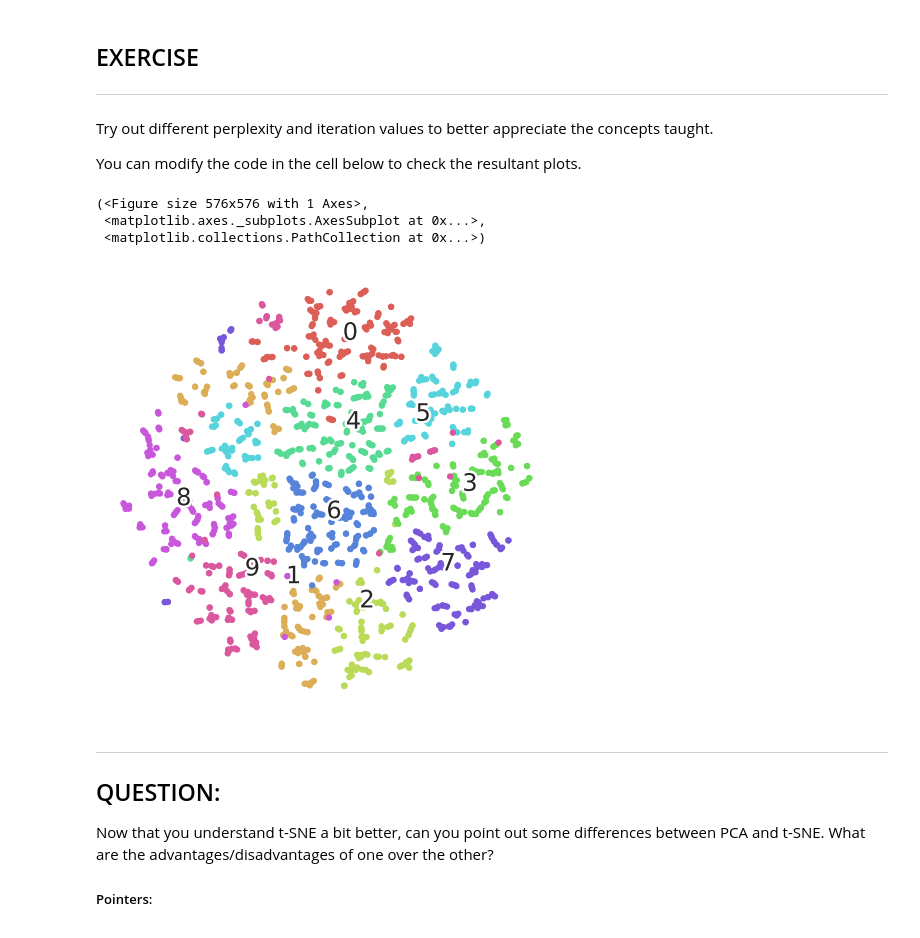
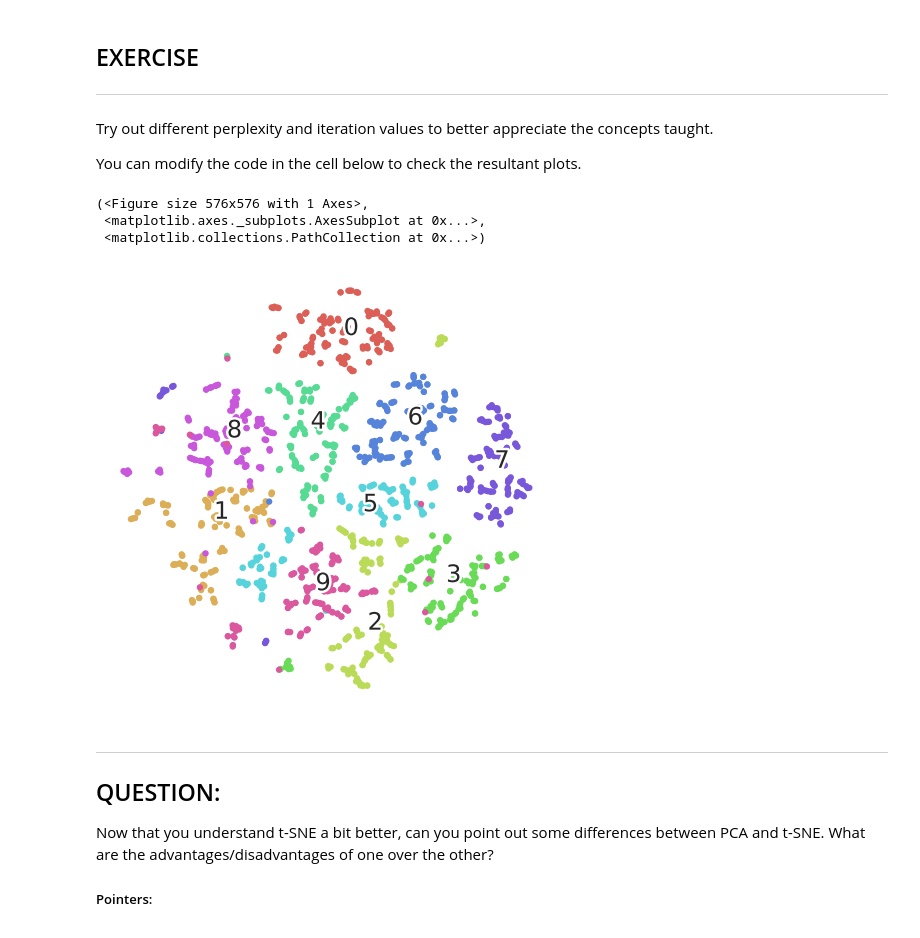
Before and after one commit to shaantanu2001/fmml2021, a Jupyter notebook: Module 2 Lab 4.ipynb, the cells around one changed output. Saved outputs shown, nothing was run; the diff lists cells and outputs as text; code cells hidden in the pictures.

```diff
--- a/Module 2 Lab 4.ipynb
+++ b/Module 2 Lab 4.ipynb
@@ -302,19 +302,19 @@ You can modify the code in the cell below to check the resultant plots.
 # %%
 ###### MODIFY THE VALUES FOR THE HYPERPARAMETERS BELOW ########
 
 perplexity_value = 2
-number_iterations = 1000
+number_iterations = 5500
 method = 'barnes_hut'
 
 ################################################################
 
 digits_proj = TSNE(random_state=RS, n_iter = number_iterations, perplexity = perplexity_value, method = method).fit_transform(X)
 scatter(digits_proj, y)
 # %% [output]
 (<Figure size 576x576 with 1 Axes>,
  <matplotlib.axes._subplots.AxesSubplot at 0x...>,
  <matplotlib.collections.PathCollection at 0x...>)
-[figure, old version]
+[figure, new version]
 # %% [markdown]
 
 
```
Also changed, not shown: parts of 6 cells of this notebook.
